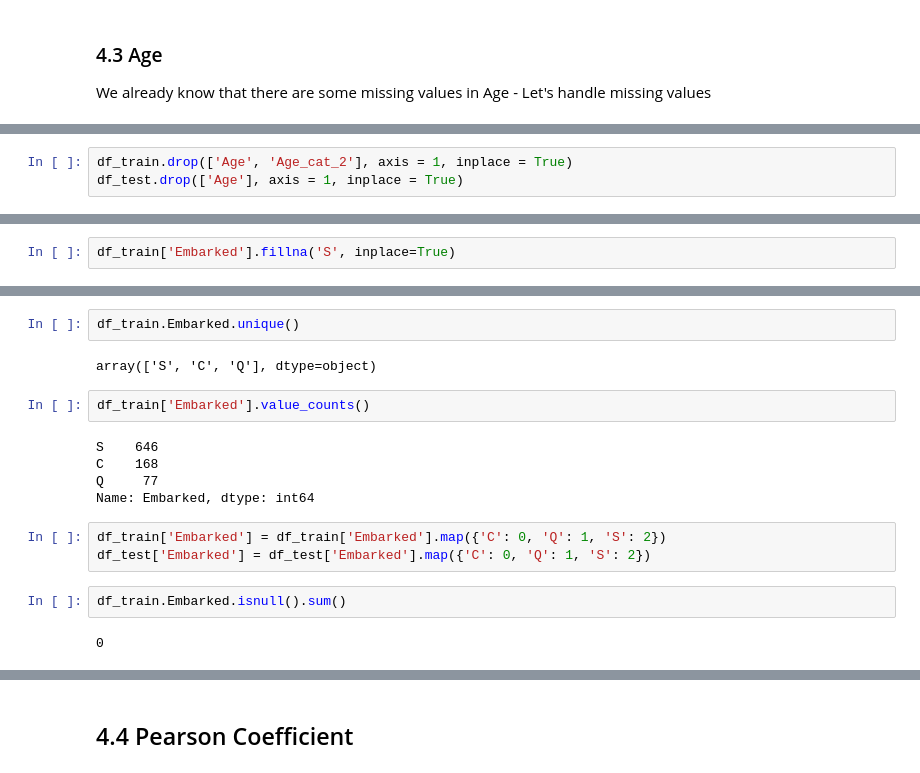
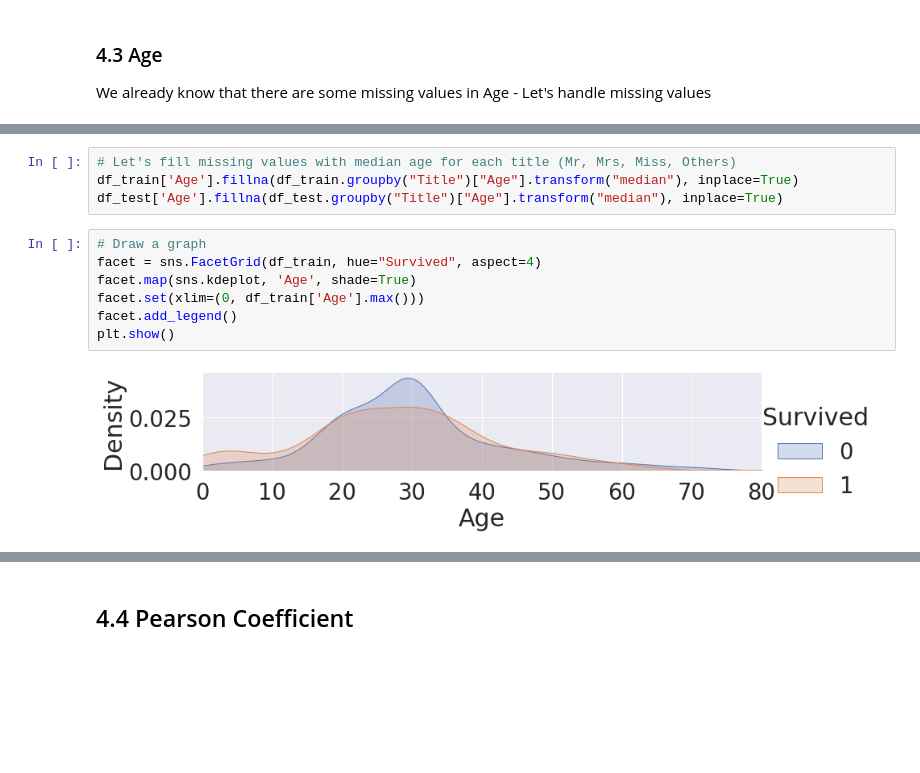
Before and after one commit to ychoi1001/Kaggle, a Jupyter notebook: titanic-data-science.ipynb, the cells around one changed output, grey strips where cells are left out. Drawn from its saved outputs; the diff is of its cells as text; blank space fills up the shorter version.

```diff
--- a/titanic-data-science.ipynb
+++ b/titanic-data-science.ipynb
@@ -785,3 +718,0 @@ False
-# %%
-df_train.drop(['Age', 'Age_cat_2'], axis = 1, inplace = True)
-df_test.drop(['Age'], axis = 1, inplace = True)
@@ -790,2 +718,0 @@ df_test.drop(['Age'], axis = 1, inplace = True)
-# %%
-df_train['Embarked'].fillna('S', inplace=True)
@@ -806,18 +719,13 @@ df_train['Embarked'].isnull().sum()
-# %%
-df_train.Embarked.unique()
-# %% [output]
-array(['S', 'C', 'Q'], dtype=object)
-# %%
-df_train['Embarked'].value_counts()
-# %% [output]
-S    646
-C    168
-Q     77
-Name: Embarked, dtype: int64
-# %%
-df_train['Embarked'] = df_train['Embarked'].map({'C': 0, 'Q': 1, 'S': 2})
-df_test['Embarked'] = df_test['Embarked'].map({'C': 0, 'Q': 1, 'S': 2})
-# %%
-df_train.Embarked.isnull().sum()
-# %% [output]
-0
+# %%
+# Let's fill missing values with median age for each title (Mr, Mrs, Miss, Others)
+df_train['Age'].fillna(df_train.groupby("Title")["Age"].transform("median"), inplace=True)
+df_test['Age'].fillna(df_test.groupby("Title")["Age"].transform("median"), inplace=True)
+# %%
+# Draw a graph
+facet = sns.FacetGrid(df_train, hue="Survived", aspect=4)
+facet.map(sns.kdeplot, 'Age', shade=True)
+facet.set(xlim=(0, df_train['Age'].max()))
+facet.add_legend()
+plt.show()
+# %% [output]
+[figure, added]
```
Also changed, not shown: parts of 42 cells of this notebook.
